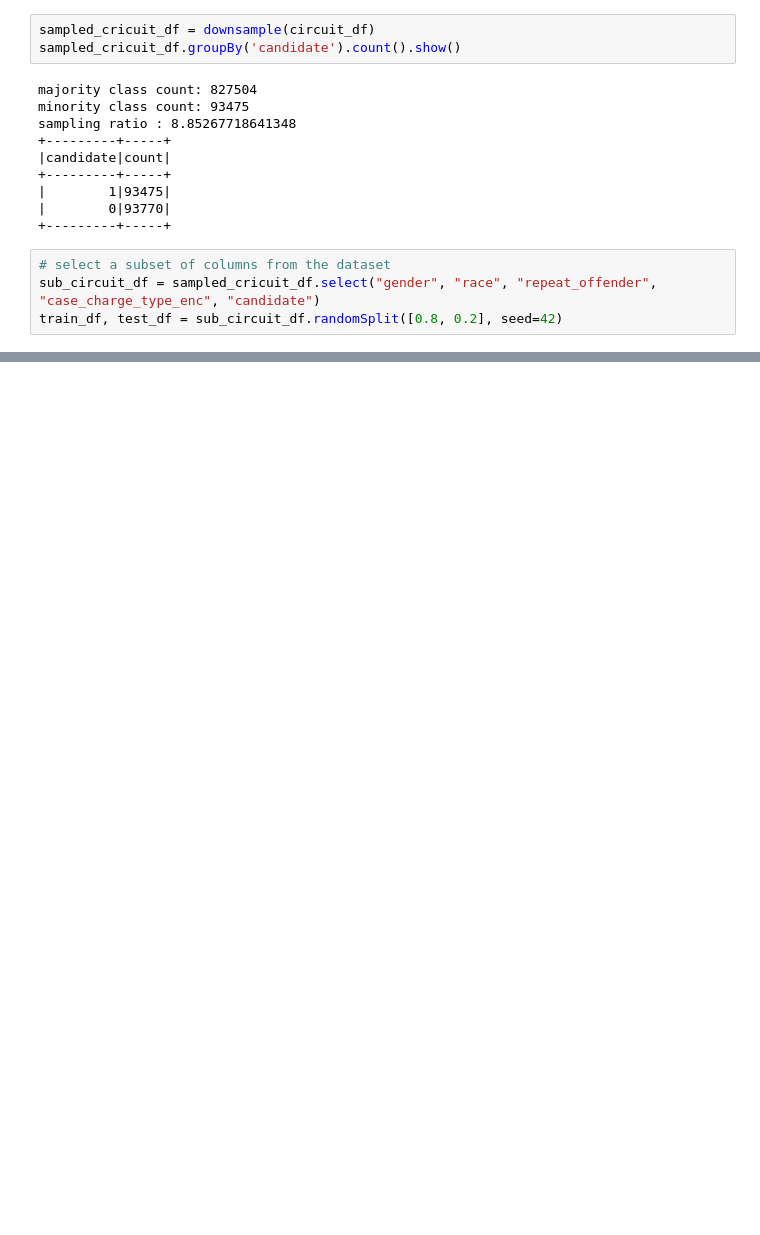
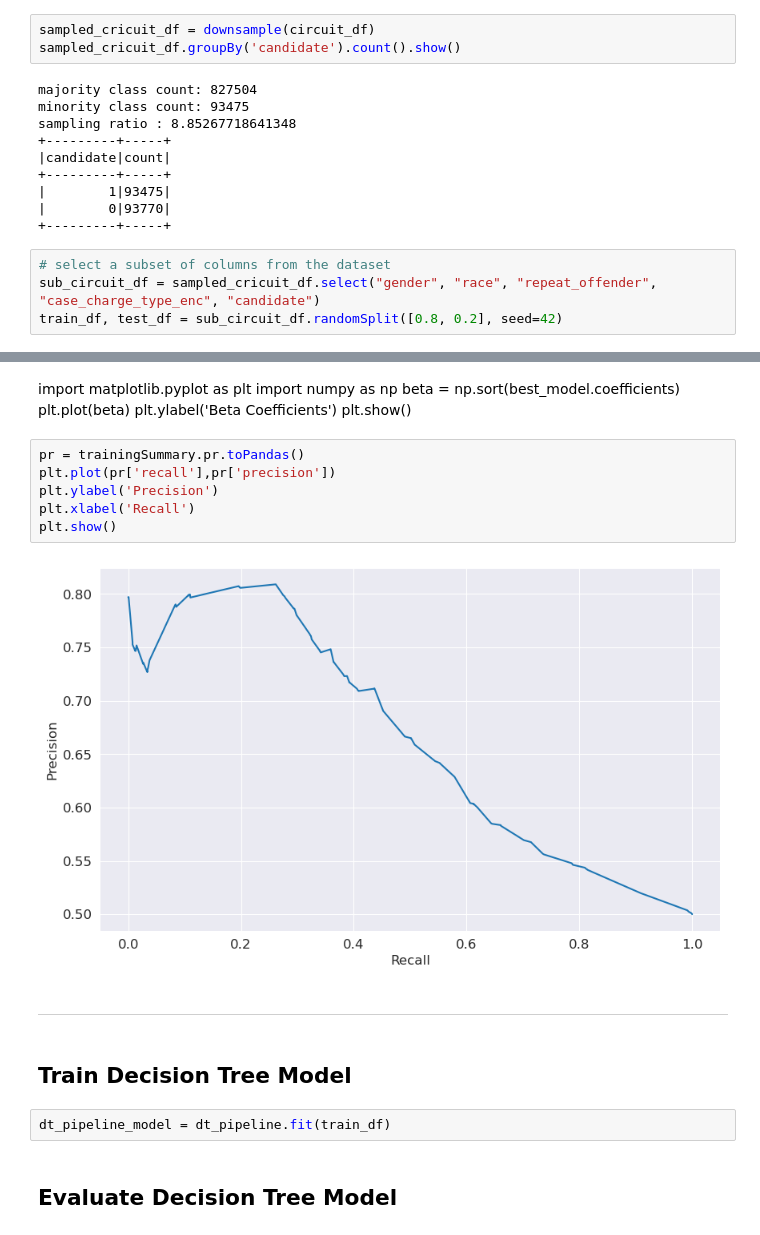
Before and after one commit to jayhombal/va-case-expungement, a Jupyter notebook: va_circuit_court_expungment.ipynb, the cells around one changed output, grey strips where cells are left out. Saved outputs shown, nothing was run; the diff lists cells and outputs as text; blank space fills up the shorter version.

```diff
--- a/va_circuit_court_expungment.ipynb
+++ b/va_circuit_court_expungment.ipynb
@@ -675,0 +869,23 @@ Logistic Regression Confusion Matrix:
+# %% [markdown]
+import matplotlib.pyplot as plt
+import numpy as np
+beta = np.sort(best_model.coefficients)
+plt.plot(beta)
+plt.ylabel('Beta Coefficients')
+plt.show()
+# %%
+pr = trainingSummary.pr.toPandas()
+plt.plot(pr['recall'],pr['precision'])
+plt.ylabel('Precision')
+plt.xlabel('Recall')
+plt.show()
+# %% [output]
+[figure, added]
+# %% [markdown]
+ ---
+# %% [markdown]
+## Train Decision Tree Model
+# %%
+dt_pipeline_model = dt_pipeline.fit(train_df)
+# %% [markdown]
+## Evaluate Decision Tree Model
```
Also changed, not shown: parts of 62 cells of this notebook, 2 other files.
